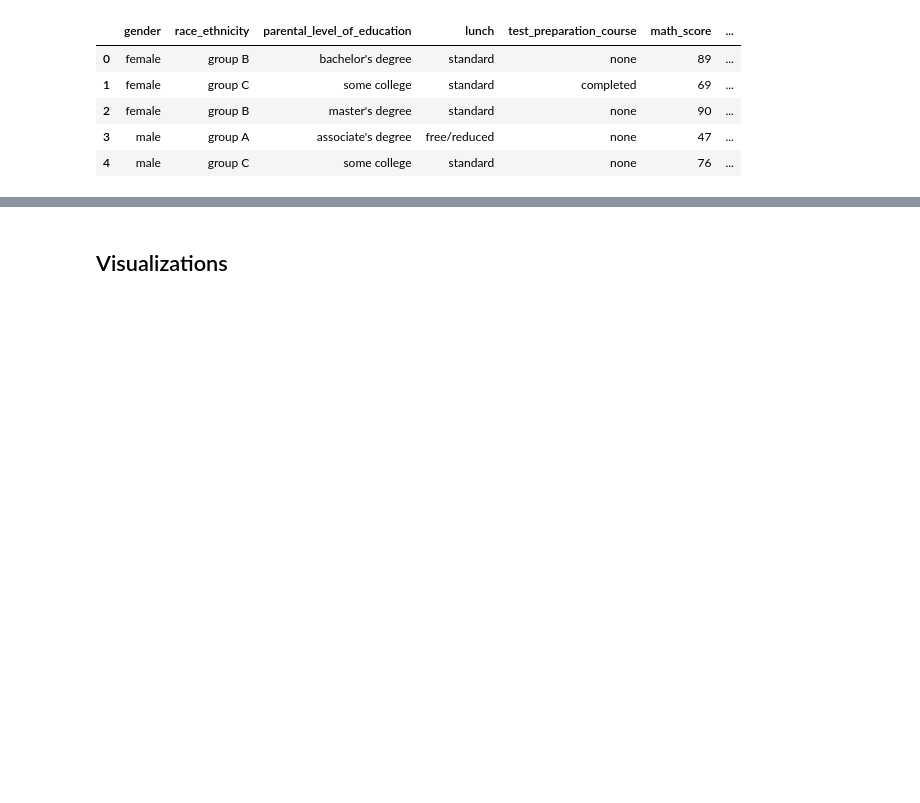
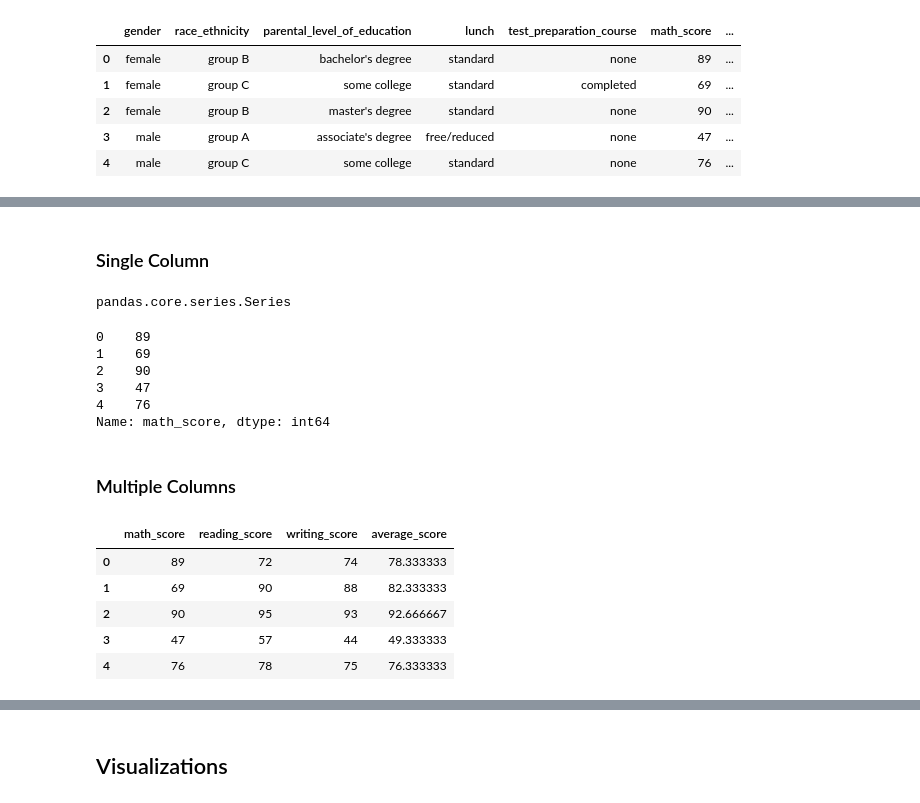
Before and after one commit to raquem-annierose/PolyTech-Sample-Notebook, a Jupyter notebook: student_exam_performance.ipynb, the cells around one changed output, grey strips where cells are left out. Cells and saved outputs as stored; diff of their text form; code cells hidden in the pictures; blank space fills up the shorter version.

```diff
--- a/student_exam_performance.ipynb
+++ b/student_exam_performance.ipynb
@@ -314,0 +320,28 @@ df.head()
+# %% [markdown]
+### Single Column
+# %%
+math_scores = df["math_score"]
+type(math_scores) # Series
+# %% [output]
+pandas.core.series.Series
+# %%
+math_scores.head()  # Display first few rows of the Series
+# %% [output]
+0    89
+1    69
+2    90
+3    47
+4    76
+Name: math_score, dtype: int64
+# %% [markdown]
+### Multiple Columns
+# %%
+student_score_summary = df[["math_score", "reading_score", "writing_score", "average_score"]]
+student_score_summary.head()
+# %% [output]
+|  | math_score | reading_score | writing_score | average_score |
+| 0 | 89 | 72 | 74 | 78.333333 |
+| 1 | 69 | 90 | 88 | 82.333333 |
+| 2 | 90 | 95 | 93 | 92.666667 |
+| 3 | 47 | 57 | 44 | 49.333333 |
+| 4 | 76 | 78 | 75 | 76.333333 |
```
Also changed, not shown: parts of 11 cells of this notebook.
